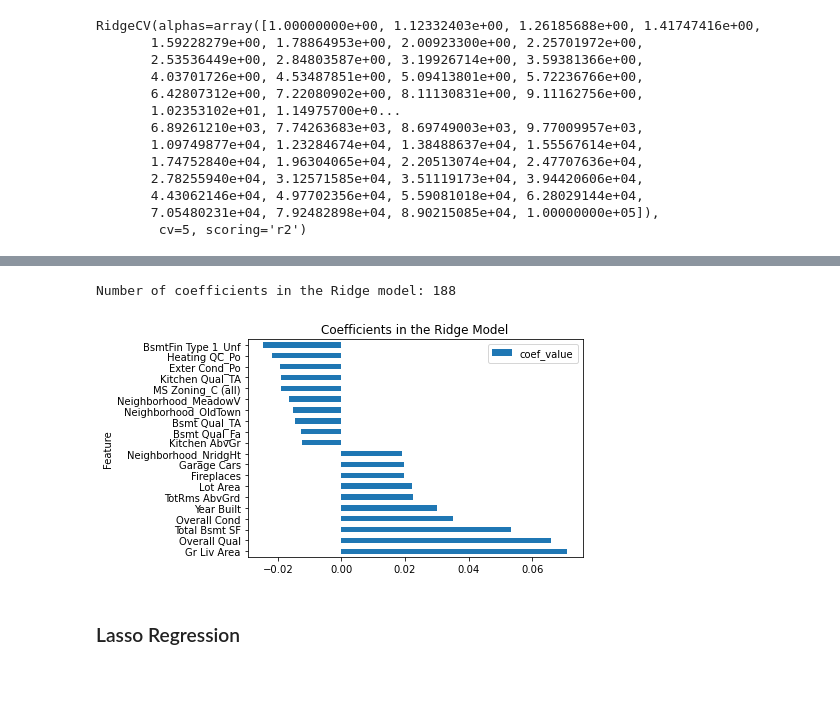
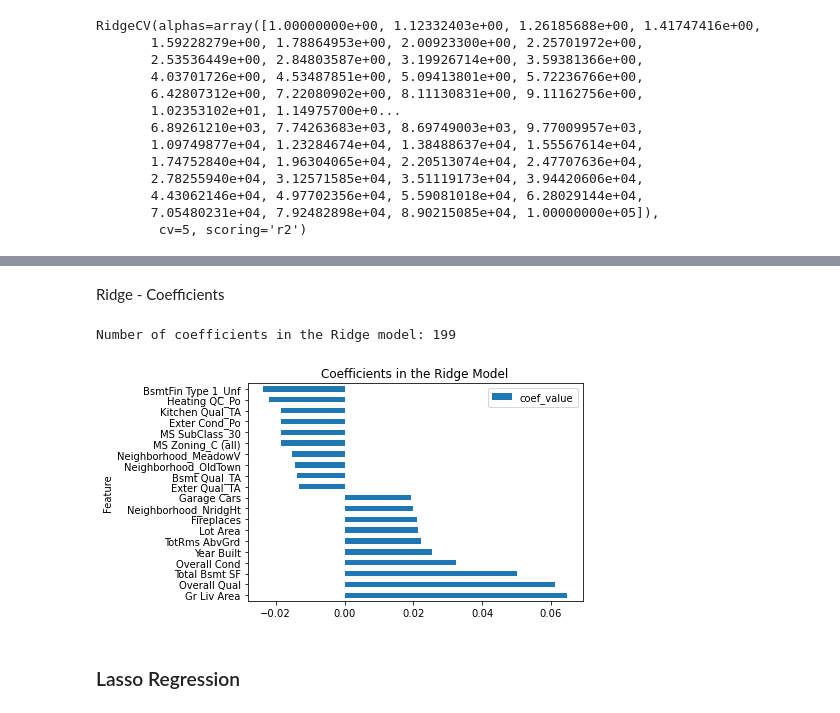
Before and after one commit to AdrianaCh87/Predicting-House-Sale-Price-in-Ames-Iowa, a Jupyter notebook: Code/04_modeling_and_model_evaluation.ipynb, the cells around one changed output, grey strips where cells are left out. Cells and saved outputs as stored; diff of their text form; code cells hidden in the pictures; blank space fills up the shorter version.

```diff
--- a/Code/04_modeling_and_model_evaluation.ipynb
+++ b/Code/04_modeling_and_model_evaluation.ipynb
@@ -94,0 +93,7 @@ relevant_features = ['Overall Qual','Year Built','Total Bsmt SF','Gr Liv Area','
+# %%
+path = '../datasets/'
+file_name = 'new_features_cleaned_dataset'
+infile = open(path + file_name, 'rb')
+df = pickle.load(infile)
+infile.close()
+df.head(5)
@@ -197,11 +183,11 @@ linear_coefficients_summary
 # %% [markdown]
 ### Ridge Regression
 # %%
-X = df.drop(columns = ['SalePrice_log', 'SalePrice'])
-y = df['SalePrice_log']
+X_ridge = df.drop(columns = ['SalePrice_log', 'SalePrice'])
+y_ridge = df['SalePrice_log']
 # %%
 # Perform a split of x and y
-X_train_r, X_test_r, y_train_r, y_test_r = train_test_split(X, y, random_state=42)
+X_train_r, X_test_r, y_train_r, y_test_r = train_test_split(X_ridge, y_ridge, random_state=42)
 
 # Scale data
 ss = StandardScaler()
@@ -250,19 +242,23 @@ check_residual(ridge_cv, 'Ridge Regression', Xs_train_r, y_train_r, Xs_test_r, y
+# %% [markdown]
+Ridge - Coefficients
 # %%
 ridge_coefficients = pd.DataFrame({
-                        'Feature': X.columns,
+                        'Feature': X_ridge.columns,
                         'coef_value': ridge_cv.coef_
                     }).set_index('Feature').sort_values('coef_value', ascending=False)
 
-print(f'Number of coefficients in the Ridge model: {ridge_coefficients.shape[0]}')
+ridge_coeffs_nonzero = ridge_coefficients[ridge_coefficients['coef_value']!=0].shape[0]
+
+print(f'Number of coefficients in the Ridge model: {ridge_coeffs_nonzero}')
 
 ridge_coefficients_summary = pd.concat([ridge_coefficients.head(10),
                      ridge_coefficients.tail(10)])
 ridge_coefficients_summary.plot(kind = "barh")
 plt.title("Coefficients in the Ridge Model")
 plt.show()
 # %% [output]
-Number of coefficients in the Ridge model: 188
+Number of coefficients in the Ridge model: 199
-[figure, old version]
+[figure, new version]
 # %% [markdown]
 ### Lasso Regression
 # %%
```
Also changed, not shown: parts of 51 cells of this notebook, 14 other files.
